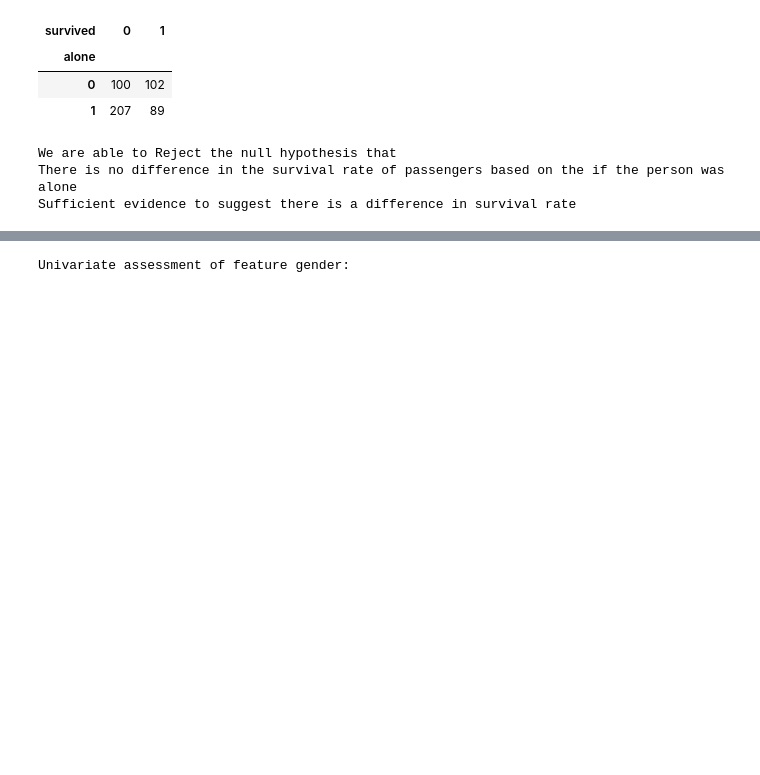
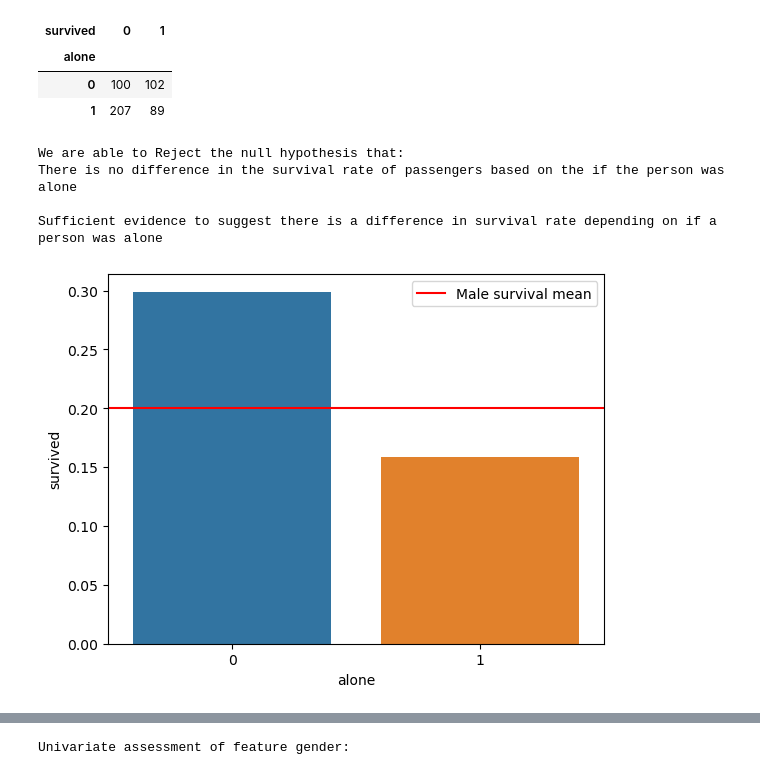
Before and after one commit to Adam-Harris87/classification-exercises, a Jupyter notebook: classification_exercises.ipynb, the cells around one changed output, grey strips where cells are left out. Drawn from its saved outputs; the diff is of its cells as text; code cells hidden in the pictures; blank space fills up the shorter version.

```diff
--- a/classification_exercises.ipynb
+++ b/classification_exercises.ipynb
@@ -1507,14 +1485,29 @@ alone_survived
 chi2, p, dof, expected = stats.chi2_contingency(alone_survived)
 # %%
 if p < alpha:
-    print("We are able to Reject the null hypothesis that")
+    print("We are able to Reject the null hypothesis that:")
     print("There is no difference in the survival\
- rate of passengers based on the if the person was alone")
-    print("Sufficient evidence to suggest there is a difference in survival rate")
+ rate of passengers based on the if the person was alone\n")
+    print("Sufficient evidence to suggest there is a difference in survival rate\
+ depending on if a person was alone")
 else:
     print("Fail to reject the null")
     print("Insufficient evidence to reject the null")
 # %% [output]
-We are able to Reject the null hypothesis that
+We are able to Reject the null hypothesis that:
 There is no difference in the survival rate of passengers based on the if the person was alone
-Sufficient evidence to suggest there is a difference in survival rate
+
+Sufficient evidence to suggest there is a difference in survival rate depending on if a person was alone
+# %%
+titanic_male = train_titanic[train_titanic.sex == 'male']
+sns.barplot(data=titanic_male,
+            x='alone',
+            y='survived',
+            ci=False)
+plt.axhline(titanic_male['survived'].mean(),
+            label='Male survival mean',
+            color='red')
+plt.legend()
+plt.show()
+# %% [output]
+[figure, added]
```
Also changed, not shown: parts of 22 cells of this notebook, 1 other file.
